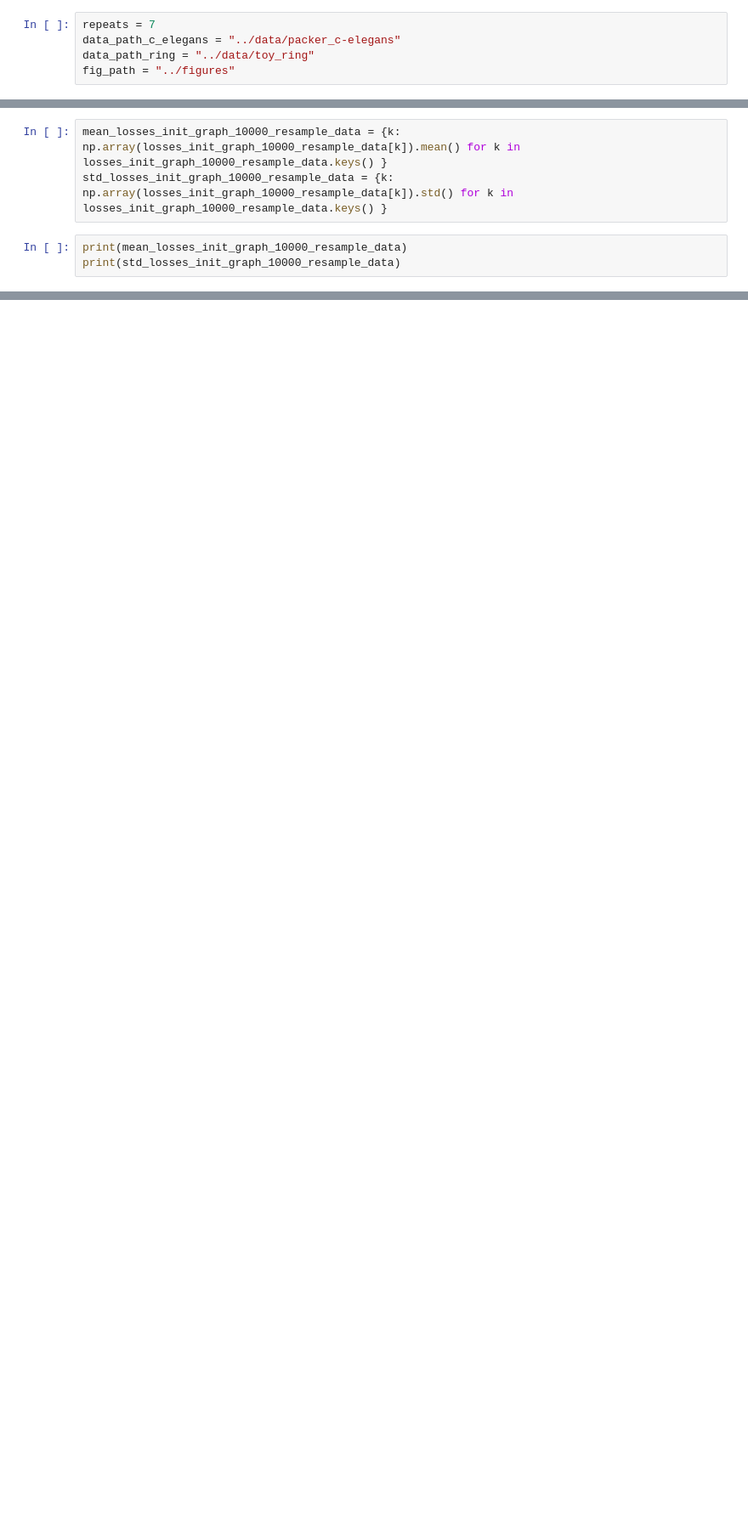
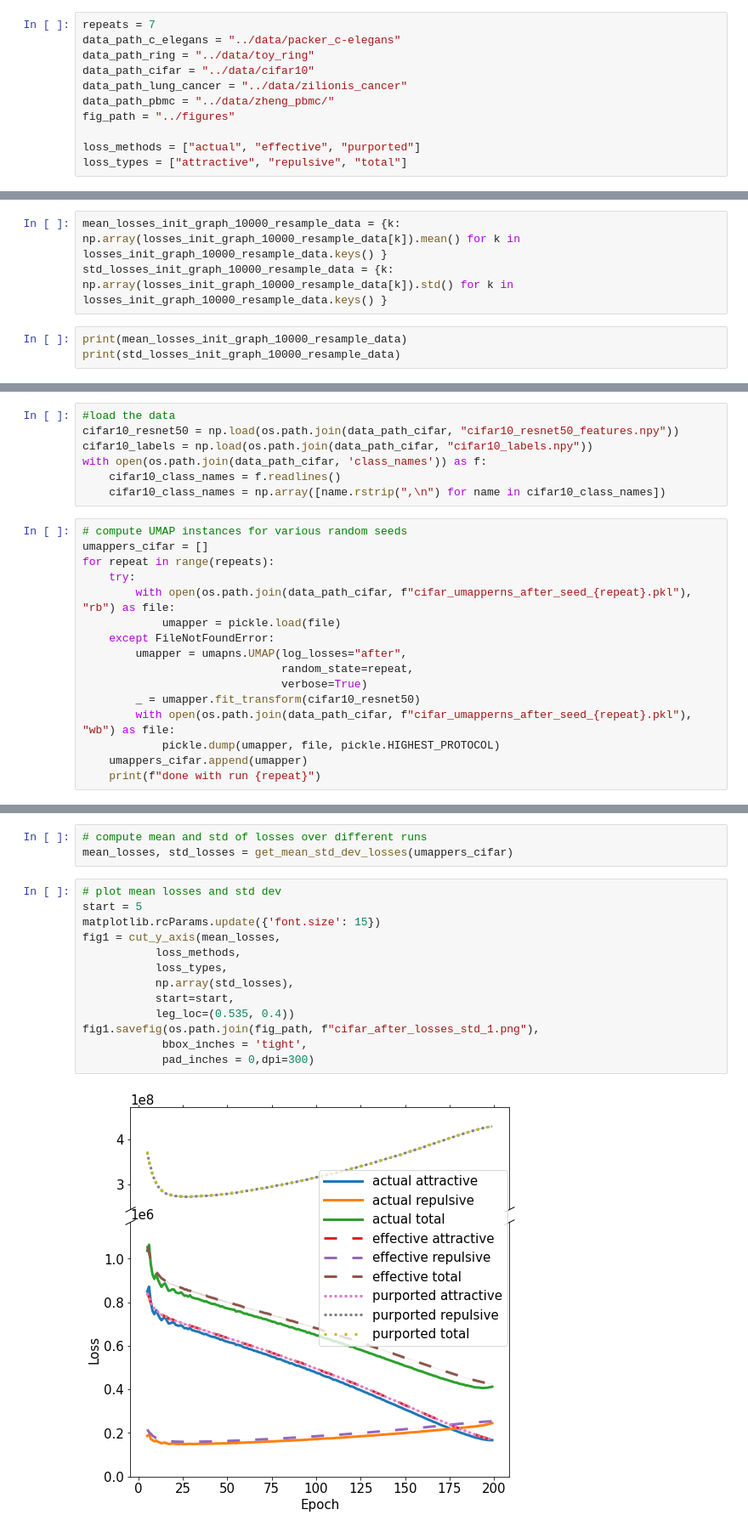
Before and after one commit to sdamrich/UMAPs-true-loss, a Jupyter notebook: notebooks/stability.ipynb, the cells around one changed output, grey strips where cells are left out. Shown at 85% size. Saved outputs shown, nothing was run; the diff lists cells and outputs as text; blank space fills up the shorter version.

```diff
--- a/notebooks/stability.ipynb
+++ b/notebooks/stability.ipynb
@@ -19,7 +23,13 @@ from scipy.sparse import coo_matrix
 repeats = 7
 data_path_c_elegans = "../data/packer_c-elegans"
 data_path_ring = "../data/toy_ring"
+data_path_cifar = "../data/cifar10"
+data_path_lung_cancer = "../data/zilionis_cancer"
+data_path_pbmc = "../data/zheng_pbmc/"
 fig_path = "../figures"
+
+loss_methods = ["actual", "effective", "purported"]
+loss_types = ["attractive", "repulsive", "total"]
 # %% [markdown]
 # C. elegans experiments
 # %%
@@ -530,0 +443,23 @@ print(std_losses_init_graph_10000_resample_data)
+# %%
+#load the data
+cifar10_resnet50 = np.load(os.path.join(data_path_cifar, "cifar10_resnet50_features.npy"))
+cifar10_labels = np.load(os.path.join(data_path_cifar, "cifar10_labels.npy"))
+with open(os.path.join(data_path_cifar, 'class_names')) as f:
+    cifar10_class_names = f.readlines()
+    cifar10_class_names = np.array([name.rstrip(",\n") for name in cifar10_class_names])
+# %%
+# compute UMAP instances for various random seeds
+umappers_cifar = []
+for repeat in range(repeats):
+    try:
+        with open(os.path.join(data_path_cifar, f"cifar_umapperns_after_seed_{repeat}.pkl"), "rb") as file:
+            umapper = pickle.load(file)
+    except FileNotFoundError:
+        umapper = umapns.UMAP(log_losses="after",
+                              random_state=repeat,
+                              verbose=True)
+        _ = umapper.fit_transform(cifar10_resnet50)
+        with open(os.path.join(data_path_cifar, f"cifar_umapperns_after_seed_{repeat}.pkl"), "wb") as file:
+            pickle.dump(umapper, file, pickle.HIGHEST_PROTOCOL)
+    umappers_cifar.append(umapper)
+    print(f"done with run {repeat}")
@@ -530,0 +481,18 @@ print(std_losses_init_graph_10000_resample_data)
+# %%
+# compute mean and std of losses over different runs
+mean_losses, std_losses = get_mean_std_dev_losses(umappers_cifar)
+# %%
+# plot mean losses and std dev
+start = 5
+matplotlib.rcParams.update({'font.size': 15})
+fig1 = cut_y_axis(mean_losses,
+           loss_methods,
+           loss_types,
+           np.array(std_losses),
+           start=start,
+           leg_loc=(0.535, 0.4))
+fig1.savefig(os.path.join(fig_path, f"cifar_after_losses_std_1.png"),
+            bbox_inches = 'tight',
+            pad_inches = 0,dpi=300)
+# %% [output]
+[figure, added]
```
Also changed, not shown: parts of 36 cells of this notebook.
